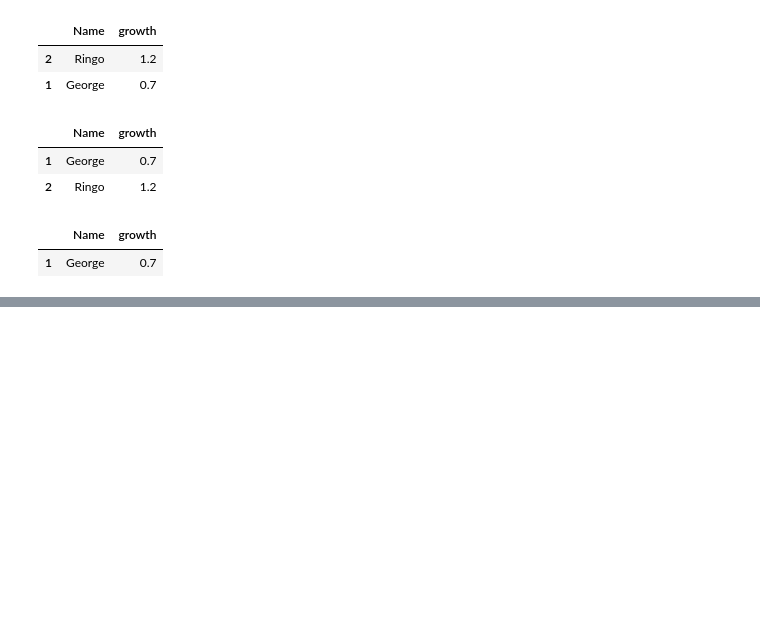
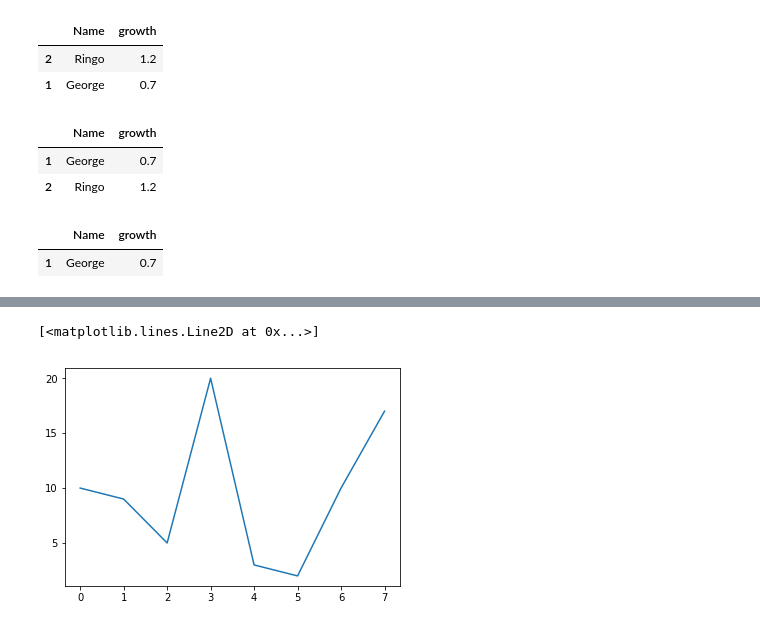
Before and after one commit to rupendrab/pyutil, a Jupyter notebook: pandas/Pandas_02.ipynb, the cells around one changed output, grey strips where cells are left out. Cells and saved outputs as stored; diff of their text form; code cells hidden in the pictures; blank space fills up the shorter version.

```diff
--- a/pandas/Pandas_02.ipynb
+++ b/pandas/Pandas_02.ipynb
@@ -393,3 +393,16 @@ df[1:2]
 # %% [output]
 |  | Name | growth |
 | 1 | George | 0.7 |
+# %%
+gdp = pd.DataFrame({
+        'quarter' : ['2000q1', '2000q2', '2000q3', '2000q4',
+                     '2001q1', '2002q2', '2003q3', '2004q4'],
+        'gdp' : [10, 9, 5, 20,
+                 3, 2, 10 , 17]
+    })
+gdp
+gdp['current'] = gdp.index
+gdp['next1'] = gdp.index + 1
+gdp['next2'] = gdp.index + 2
+gdp['next3'] = gdp.index + 3
+gdp
@@ -395,0 +501,5 @@ df[1:2]
+# %%
+plt.plot(gdp.gdp)
+# %% [output]
+[<matplotlib.lines.Line2D at 0x...>]
+[figure, added]
```
Also changed, not shown: parts of 6 cells of this notebook.
